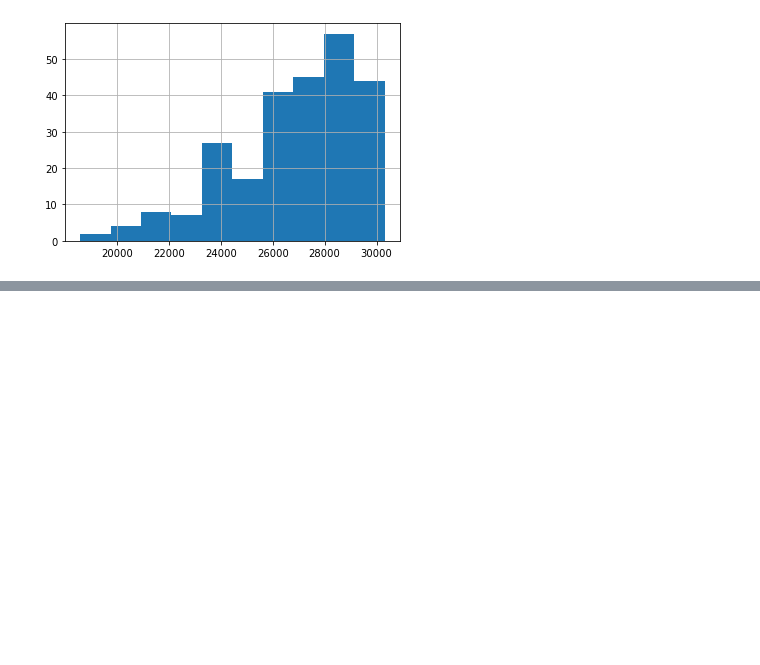
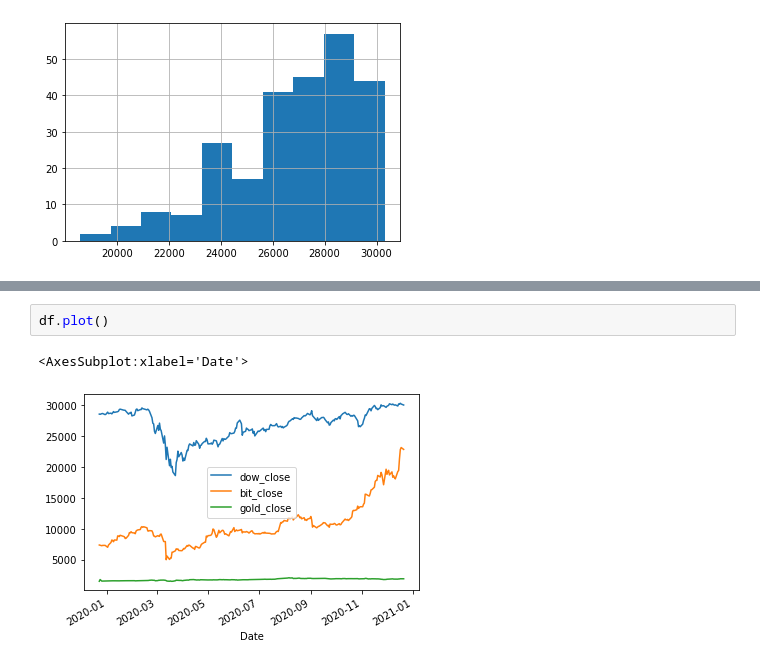
Before and after one commit to matt-c-knight/time-series-side-project, a Jupyter notebook: wrangle.ipynb, the cells around one changed output, grey strips where cells are left out. Drawn from its saved outputs; the diff is of its cells as text; blank space fills up the shorter version.

```diff
--- a/wrangle.ipynb
+++ b/wrangle.ipynb
@@ -241,0 +318,5 @@ result.dow_close.hist()
+# %%
+df.plot()
+# %% [output]
+<AxesSubplot:xlabel='Date'>
+[figure, added]
```
Also changed, not shown: parts of 16 cells of this notebook.
